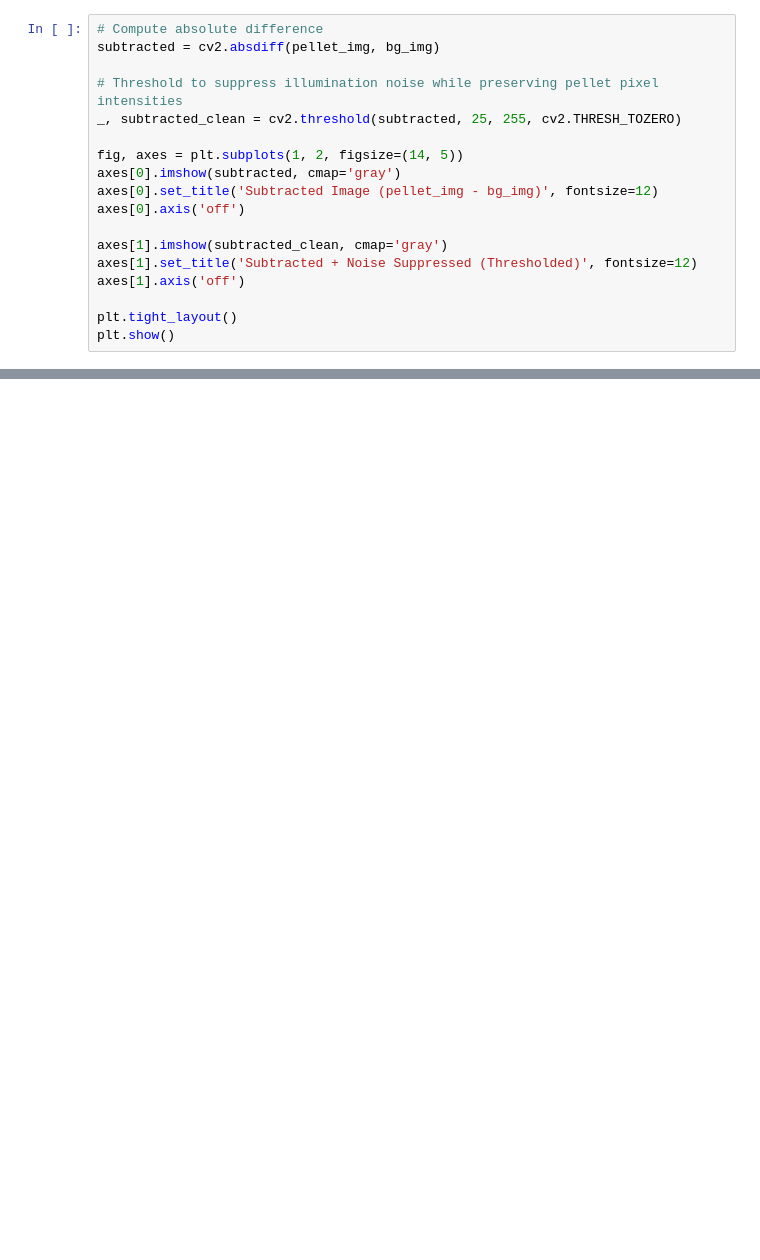
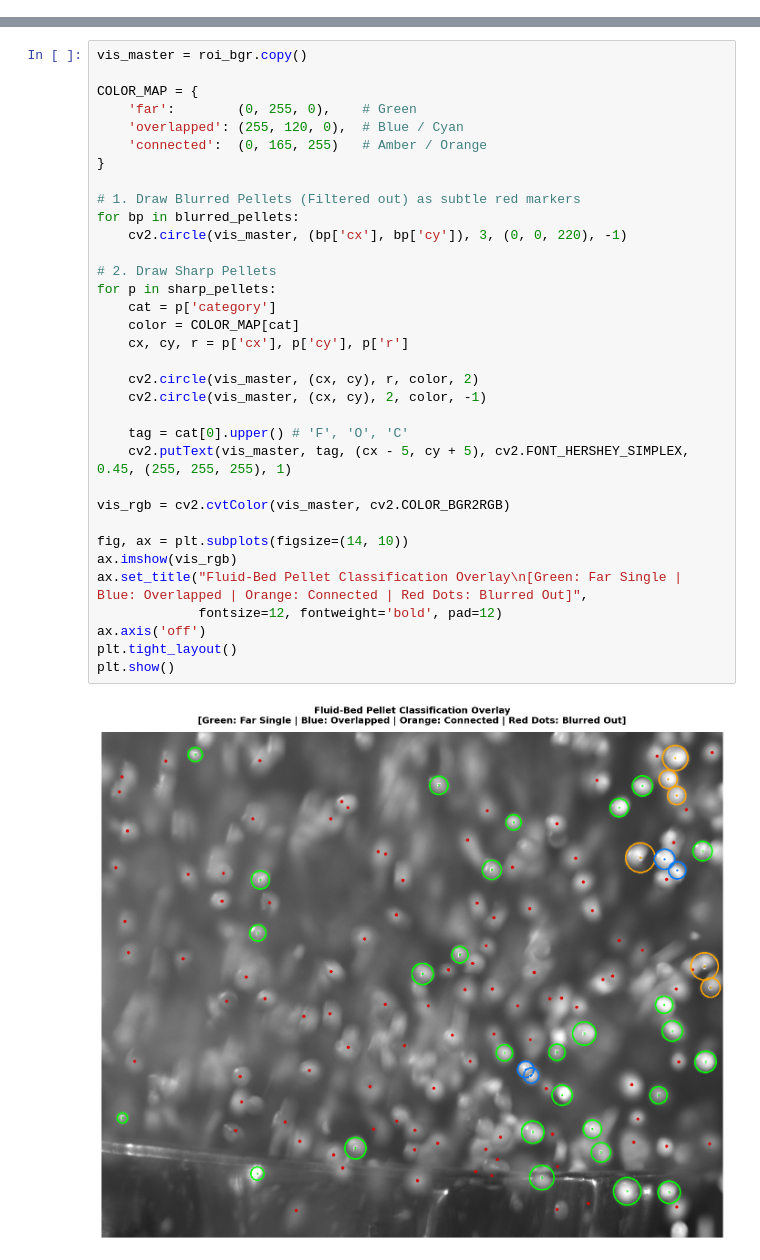
Before and after one commit to slom64/Computer-Vision, a Jupyter notebook: ImageProcessing.ipynb, the cells around one changed output, grey strips where cells are left out. Drawn from its saved outputs; the diff is of its cells as text; blank space fills up the shorter version.

```diff
--- a/ImageProcessing.ipynb
+++ b/ImageProcessing.ipynb
@@ -58,18 +0,0 @@ Subtracts the empty machine reference from the pellet frame. Static machine geom
-# %%
-# Compute absolute difference
-subtracted = cv2.absdiff(pellet_img, bg_img)
-
-# Threshold to suppress illumination noise while preserving pellet pixel intensities
-_, subtracted_clean = cv2.threshold(subtracted, 25, 255, cv2.THRESH_TOZERO)
-
-fig, axes = plt.subplots(1, 2, figsize=(14, 5))
-axes[0].imshow(subtracted, cmap='gray')
-axes[0].set_title('Subtracted Image (pellet_img - bg_img)', fontsize=12)
-axes[0].axis('off')
-
-axes[1].imshow(subtracted_clean, cmap='gray')
-axes[1].set_title('Subtracted + Noise Suppressed (Thresholded)', fontsize=12)
-axes[1].axis('off')
-
-plt.tight_layout()
-plt.show()
@@ -208,0 +397,36 @@ plt.show()
+# %%
+vis_master = roi_bgr.copy()
+
+COLOR_MAP = {
+    'far':        (0, 255, 0),    # Green
+    'overlapped': (255, 120, 0),  # Blue / Cyan
+    'connected':  (0, 165, 255)   # Amber / Orange
+}
+
+# 1. Draw Blurred Pellets (Filtered out) as subtle red markers
+for bp in blurred_pellets:
+    cv2.circle(vis_master, (bp['cx'], bp['cy']), 3, (0, 0, 220), -1)
+
+# 2. Draw Sharp Pellets
+for p in sharp_pellets:
+    cat = p['category']
+    color = COLOR_MAP[cat]
+    cx, cy, r = p['cx'], p['cy'], p['r']
+
+    cv2.circle(vis_master, (cx, cy), r, color, 2)
+    cv2.circle(vis_master, (cx, cy), 2, color, -1)
+
+    tag = cat[0].upper() # 'F', 'O', 'C'
+    cv2.putText(vis_master, tag, (cx - 5, cy + 5), cv2.FONT_HERSHEY_SIMPLEX, 0.45, (255, 255, 255), 1)
+
+vis_rgb = cv2.cvtColor(vis_master, cv2.COLOR_BGR2RGB)
+
+fig, ax = plt.subplots(figsize=(14, 10))
+ax.imshow(vis_rgb)
+ax.set_title("Fluid-Bed Pellet Classification Overlay\n[Green: Far Single | Blue: Overlapped | Orange: Connected | Red Dots: Blurred Out]",
+             fontsize=12, fontweight='bold', pad=12)
+ax.axis('off')
+plt.tight_layout()
+plt.show()
+# %% [output]
+[figure, added]
```
Also changed, not shown: parts of 31 cells of this notebook.
